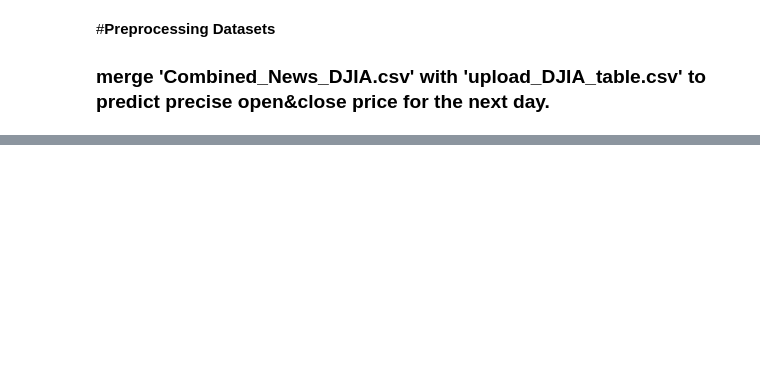
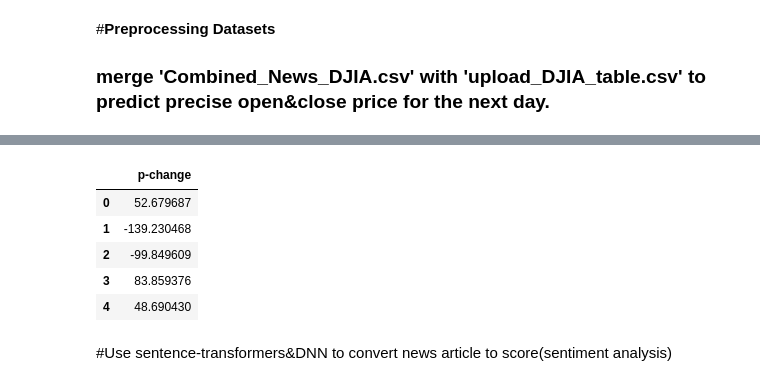
Before and after one commit to SJY-coder/TSP-demo, a Jupyter notebook: TSP_demo.ipynb, the cells around one changed output, grey strips where cells are left out. Drawn from its saved outputs; the diff is of its cells as text; code cells hidden in the pictures; blank space fills up the shorter version.

```diff
--- a/TSP_demo.ipynb
+++ b/TSP_demo.ipynb
@@ -134,0 +135,14 @@ print(df_num.head(),df_num.shape,'\n',df_sen.head(),df_sen.shape,'\n',df_y,df_y.
+# %%
+pd.DataFrame(df_y)
+del df_y['p-Close']
+del df_y['p-Open']
+df_y.head()
+# %% [output]
+|  | p-change |
+| 0 | 52.679687 |
+| 1 | -139.230468 |
+| 2 | -99.849609 |
+| 3 | 83.859376 |
+| 4 | 48.690430 |
+# %% [markdown]
+#Use sentence-transformers&DNN to convert news article to score(sentiment analysis)
```
Also changed, not shown: parts of 24 cells of this notebook.
